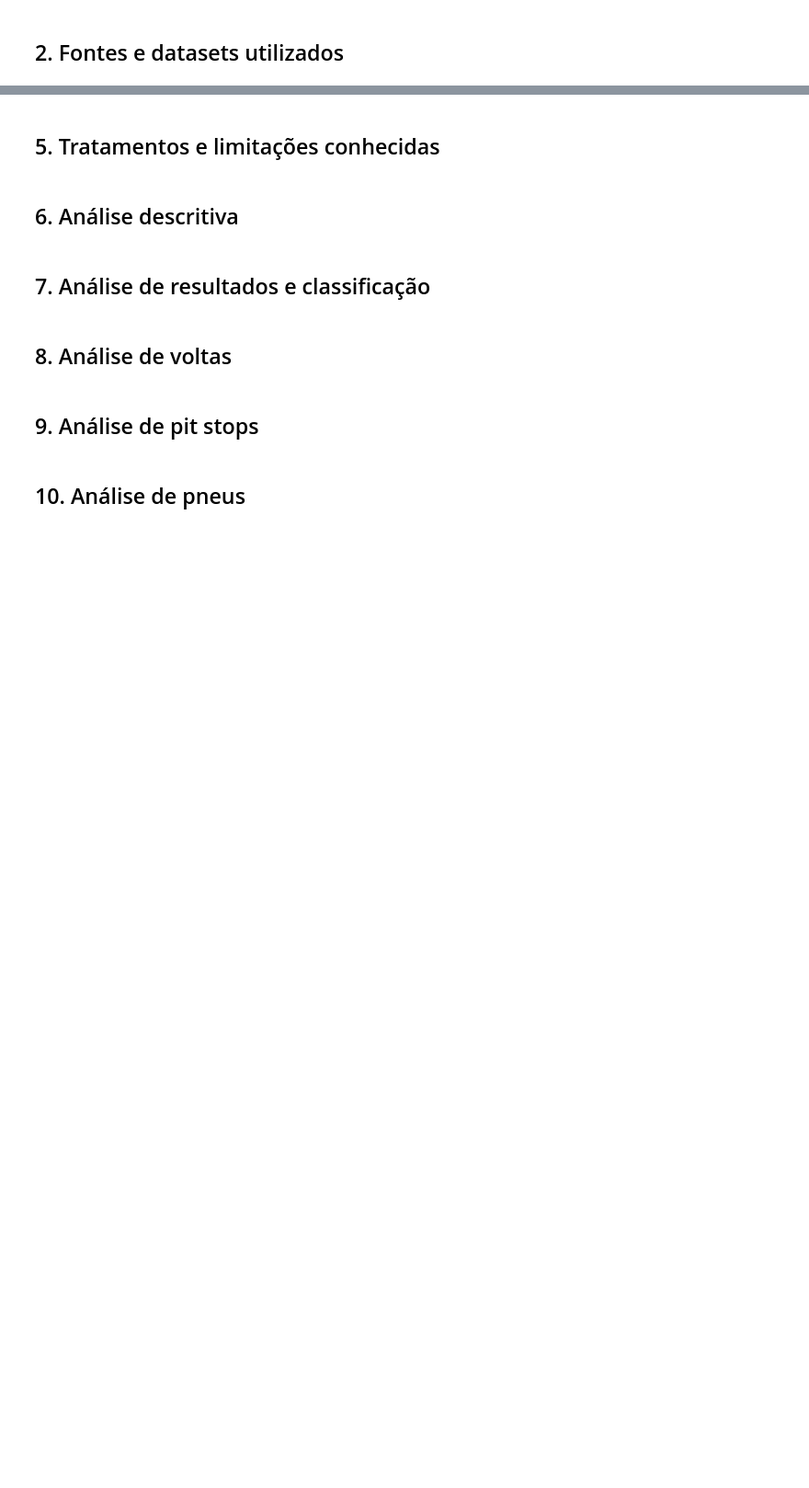
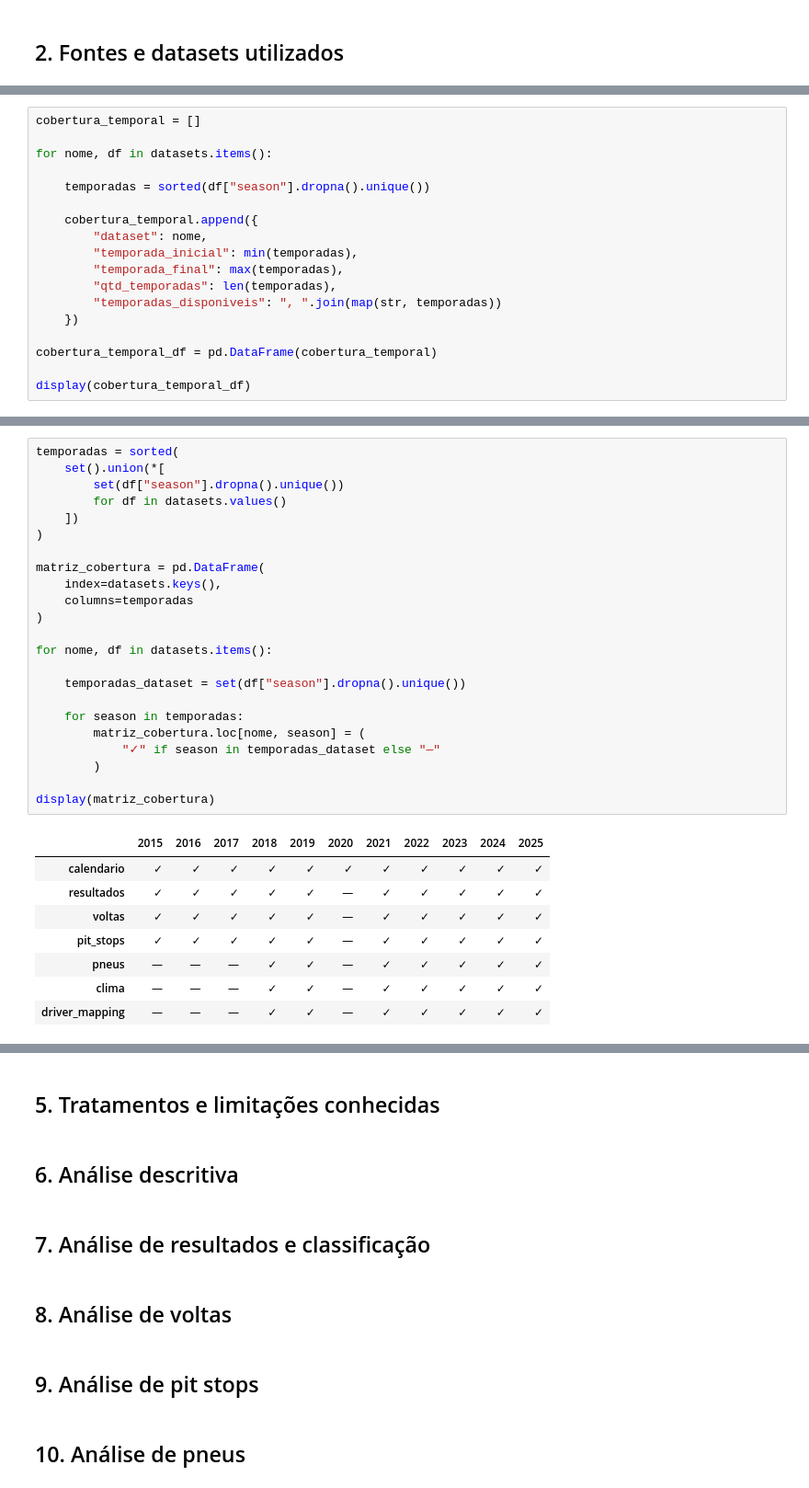
Before and after one commit to Maik093/ProjetoHandsOnMack, a Jupyter notebook: notebooks/atividade_02/eda_f1.ipynb, the cells around one changed output, grey strips where cells are left out. Shown at 92% size. Drawn from its saved outputs; the diff is of its cells as text; blank space fills up the shorter version.

```diff
--- a/notebooks/atividade_02/eda_f1.ipynb
+++ b/notebooks/atividade_02/eda_f1.ipynb
@@ -12,0 +930,18 @@ Notebook de Análise Exploratória de Dados (estrutura inicial).
+# %%
+cobertura_temporal = []
+
+for nome, df in datasets.items():
+
+    temporadas = sorted(df["season"].dropna().unique())
+
+    cobertura_temporal.append({
+        "dataset": nome,
+        "temporada_inicial": min(temporadas),
+        "temporada_final": max(temporadas),
+        "qtd_temporadas": len(temporadas),
+        "temporadas_disponiveis": ", ".join(map(str, temporadas))
+    })
+
+cobertura_temporal_df = pd.DataFrame(cobertura_temporal)
+
+display(cobertura_temporal_df)
@@ -12,0 +957,32 @@ Notebook de Análise Exploratória de Dados (estrutura inicial).
+# %%
+temporadas = sorted(
+    set().union(*[
+        set(df["season"].dropna().unique())
+        for df in datasets.values()
+    ])
+)
+
+matriz_cobertura = pd.DataFrame(
+    index=datasets.keys(),
+    columns=temporadas
+)
+
+for nome, df in datasets.items():
+
+    temporadas_dataset = set(df["season"].dropna().unique())
+
+    for season in temporadas:
+        matriz_cobertura.loc[nome, season] = (
+            "✓" if season in temporadas_dataset else "—"
+        )
+
+display(matriz_cobertura)
+# %% [output]
+|  | 2015 | 2016 | 2017 | 2018 | 2019 | 2020 | 2021 | 2022 | 2023 | 2024 | 2025 |
+| calendario | ✓ | ✓ | ✓ | ✓ | ✓ | ✓ | ✓ | ✓ | ✓ | ✓ | ✓ |
+| resultados | ✓ | ✓ | ✓ | ✓ | ✓ | — | ✓ | ✓ | ✓ | ✓ | ✓ |
+| voltas | ✓ | ✓ | ✓ | ✓ | ✓ | — | ✓ | ✓ | ✓ | ✓ | ✓ |
+| pit_stops | ✓ | ✓ | ✓ | ✓ | ✓ | — | ✓ | ✓ | ✓ | ✓ | ✓ |
+| pneus | — | — | — | ✓ | ✓ | — | ✓ | ✓ | ✓ | ✓ | ✓ |
+| clima | — | — | — | ✓ | ✓ | — | ✓ | ✓ | ✓ | ✓ | ✓ |
+| driver_mapping | — | — | — | ✓ | ✓ | — | ✓ | ✓ | ✓ | ✓ | ✓ |
```
Also changed, not shown: parts of 46 cells of this notebook.
